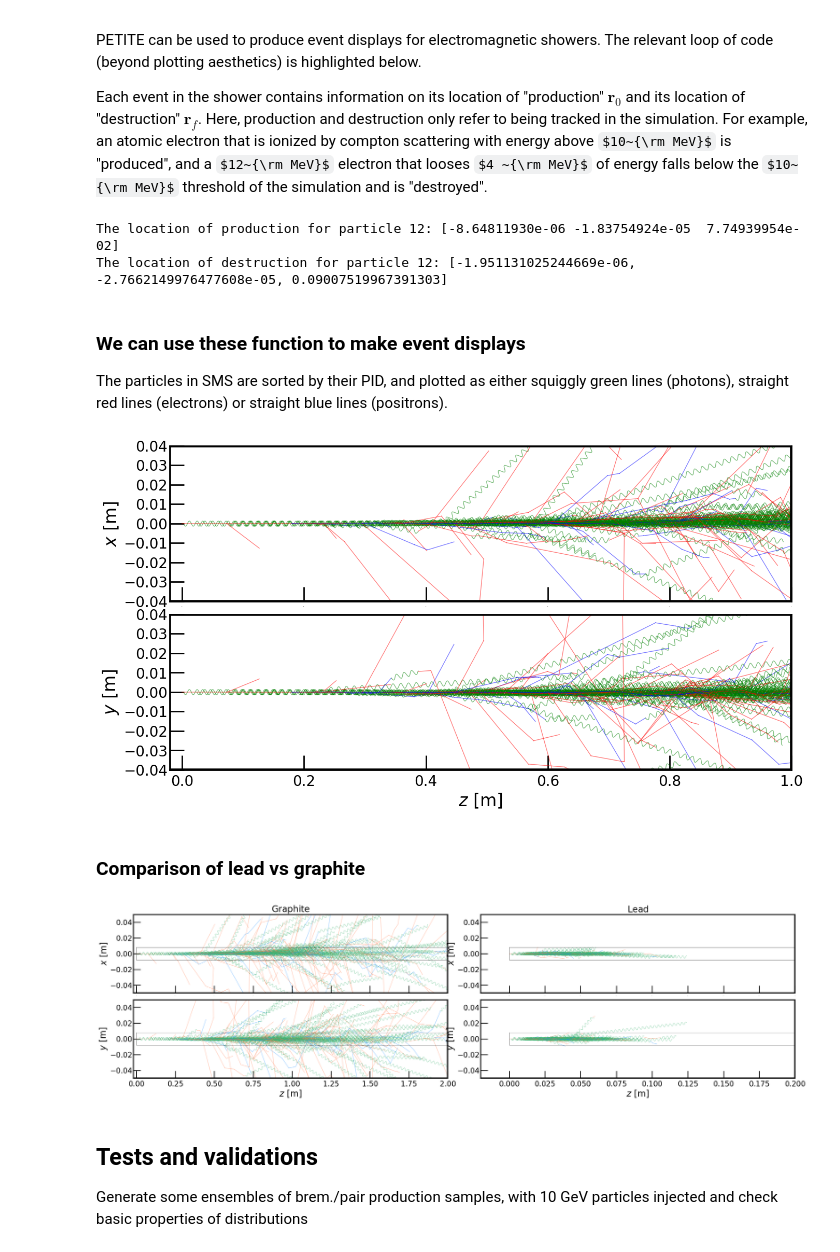
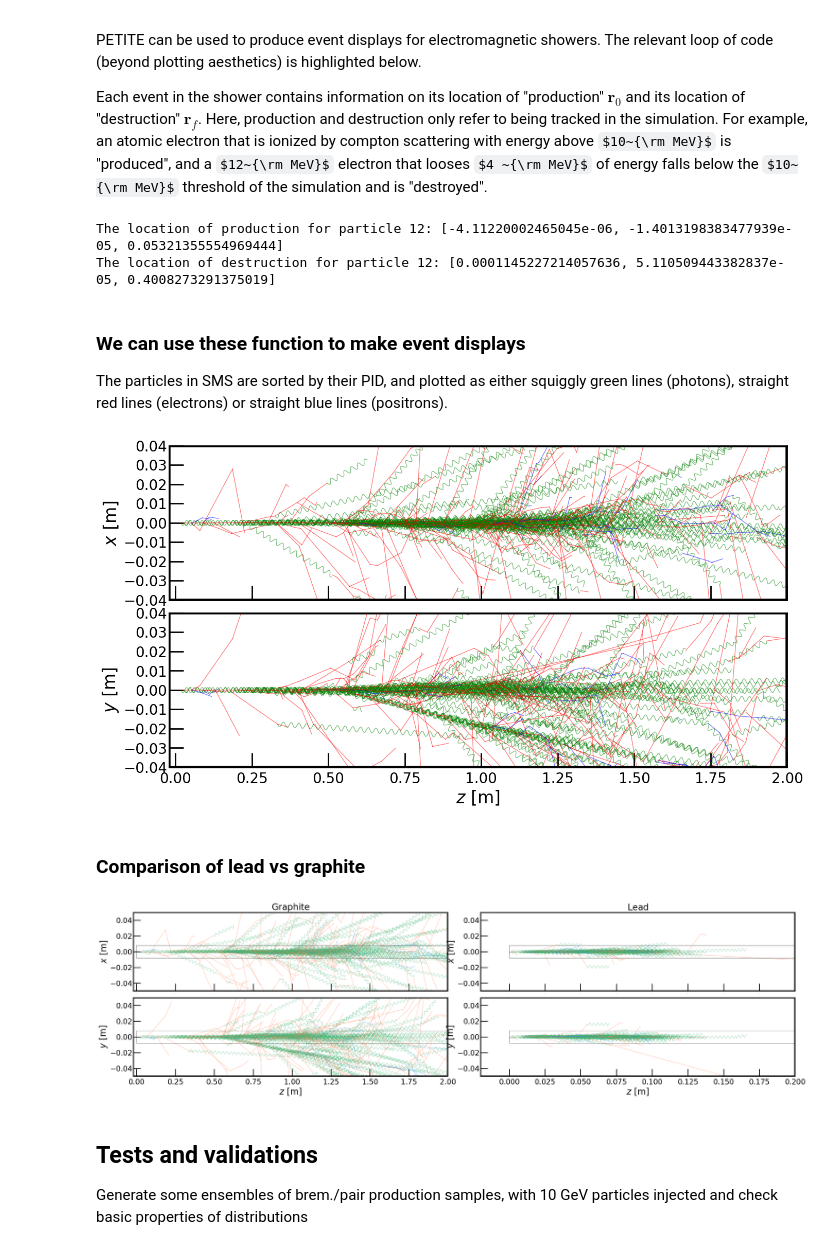
Before and after one commit to kjkellyphys/PETITE, a Jupyter notebook: examples/shower_SM.ipynb, the cells around one changed output. Cells and saved outputs as stored; diff of their text form; code cells hidden in the pictures; some formulas as TeX source.

```diff
--- a/examples/shower_SM.ipynb
+++ b/examples/shower_SM.ipynb
@@ -272,3 +268,10 @@ p0G = Particle(22, E0, 0, 0, E0, 0, 0, 0, 1, 0, 0, 0, -1, 1.)
+# %%
+E0 = 10.
+p0_photon = [E0, 0, 0, E0]
+p0_electron = [10., 0, 0, np.sqrt(E0**2 - m_electron**2)]
+r0 = [0., 0., 0.]
+photon = Particle(p0_photon, r0, {"PID":22})
+electron = Particle(p0_electron, r0, {"PID":11})
 # %%
 dists = []
 E0samp = 10.0
@@ -324,7 +341,7 @@ print(sGraphite.generate_shower.__doc__)
 # %% [markdown]
 ####  You supply a "parent" for the initial electron. PETITE thinks of each particle as a successive daughter of its ancestors. We supply a parent particle as a photon, but this does not influence the generation of the shower
 # %%
-SMS = sGraphite.generate_shower(11, p0.get_p0(), 22, VB=True)
-SMSLead = sLead.generate_shower(11, p0.get_p0(), 22, VB=True)
+SMS = sGraphite.generate_shower(electron, VB=True)
+SMSLead = sLead.generate_shower(electron, VB=True)
 # %% [output]
 Starting shower, initial particle with ID Info
@@ -402,8 +419,8 @@ Each event in the shower contains information on its location of "production" $\
 print("The location of production for particle 12:", SMS[12].get_r0())
 print("The location of destruction for particle 12:", SMS[12].get_rf())
 # %% [output]
-The location of production for particle 12: [-8.64811930e-06 -1.83754924e-05  7.74939954e-02]
-The location of destruction for particle 12: [-1.951131025244669e-06, -2.7662149976477608e-05, 0.09007519967391303]
+The location of production for particle 12: [-4.11220002465045e-06, -1.4013198383477939e-05, 0.05321355554969444]
+The location of destruction for particle 12: [0.0001145227214057636, 5.110509443382837e-05, 0.4008273291375019]
 # %% [markdown]
 ### We can use these function to make event displays
 
@@ -437,7 +454,7 @@ matplotlib.rcParams['axes.linewidth'] = 2.0
 fig, axes = plt.subplots(nrow, ncol, figsize=(wid, hei), facecolor='1.0');
 fig.subplots_adjust(left = lfactor, bottom=bfactor, right=(1.0-rfactor), top=(1.0-tfactor), wspace=wfactor, hspace=hfactor);
 
-xmin, xmax, ymin, ymax = -0.02, 1, -0.04, 0.04
+xmin, xmax, ymin, ymax = -0.02, 2, -0.04, 0.04
 #xmin, xmax, ymin, ymax = -1.0, 5.0, -0.4, 0.4
 
 ax = axes[0]
@@ -451,40 +468,40 @@ ax.tick_params(direction='in', which='minor', zorder=30, length=15, width=1.5)
 [l.set_position((0.5, -0.015)) for l in ax.get_xticklabels()]
 [l.set_size((0)) for l in ax.get_xticklabels()]
 [l.set_size((labelfont.get_size())) for l in ax.get_yticklabels()]
 
 for ki0 in SMS:
     ki = np.concatenate([ki0.get_r0(), ki0.get_rf()])
-    if ki0.get_ids()[0] == 22:
+    if ki0.get_ids()["PID"] == 22:
         with matplotlib.rc_context({'path.sketch': (5, 15, 1)}):
             ax.plot([ki[2], ki[5]], [ki[0], ki[3]], lw=1, ls='-', color='g', alpha=0.5)
-    if ki0.get_ids()[0] == 11:
+    if ki0.get_ids()["PID"] == 11:
         ax.plot([ki[2], ki[5]], [ki[0], ki[3]], lw=1, ls='-', color='r', alpha=0.5)
-    if ki0.get_ids()[0] == -11:
+    if ki0.get_ids()["PID"] == -11:
         ax.plot([ki[2], ki[5]], [ki[0], ki[3]], lw=1, ls='-', color='b', alpha=0.5)
 
 ax = axes[1]
 ax.axis([xmin, xmax, ymin, ymax])
 ax.plot([xmin, xmin, xmax, xmax, xmin], [ymin, ymax, ymax, ymin, ymin], ls='-', color='k', lw=4, zorder=50)
 ax.set_xlabel(r'$z\ [\mathrm{m}]$', fontproperties=font)
 ax.set_ylabel(r'$y\ [\mathrm{m}]$', fontproperties=font)
 
 ax.tick_params(direction='in', zorder=30, length=20, width=2)
 ax.tick_params(direction='in', which='minor', zorder=30, length=15, width=1.5)
 [l.set_position((0.5, -0.015)) for l in ax.get_xticklabels()]
 [l.set_size((labelfont.get_size())) for l in ax.get_xticklabels()]
 [l.set_size((labelfont.get_size())) for l in ax.get_yticklabels()]
 
 for ki0 in SMS:
     ki = np.concatenate([ki0.get_r0(), ki0.get_rf()])
-    if ki0.get_ids()[0] == 22:
+    if ki0.get_ids()["PID"] == 22:
         with matplotlib.rc_context({'path.sketch': (5, 15, 1)}):
             ax.plot([ki[2], ki[5]], [ki[1], ki[4]], lw=1, ls='-', color='g', alpha=0.5)
-    if ki0.get_ids()[0] == 11:
+    if ki0.get_ids()["PID"] == 11:
         ax.plot([ki[2], ki[5]], [ki[1], ki[4]], lw=1, ls='-', color='r', alpha=0.5)
-    if ki0.get_ids()[0] == -11:
+    if ki0.get_ids()["PID"] == -11:
         ax.plot([ki[2], ki[5]], [ki[1], ki[4]], lw=1, ls='-', color='b', alpha=0.5)
 # %% [output]
-[figure, old version]
+[figure, new version]
 # %% [markdown]
 ### Comparison of lead vs graphite
 # %%
@@ -534,12 +551,12 @@ ax.tick_params(direction='in', which='minor', zorder=30, length=15, width=1.5)
 
 for ki0 in SMS:
     ki = np.concatenate([ki0.get_r0(), ki0.get_rf()])
-    if ki0.get_ids()[0] == 22:
+    if ki0.get_ids()["PID"] == 22:
         with matplotlib.rc_context({'path.sketch': (5, 15, 1)}):
             ax.plot([ki[2], ki[5]], [ki[0], ki[3]], lw=1, ls='-', color='mediumseagreen', alpha=0.5)
-    if ki0.get_ids()[0] == 11:
+    if ki0.get_ids()["PID"] == 11:
         ax.plot([ki[2], ki[5]], [ki[0], ki[3]], lw=1, ls='-', color='coral', alpha=0.5)
-    if ki0.get_ids()[0] == -11:
+    if ki0.get_ids()["PID"] == -11:
         ax.plot([ki[2], ki[5]], [ki[0], ki[3]], lw=1, ls='-', color='dodgerblue', alpha=0.5)
 
 ax = axes[1][0]
@@ -556,12 +573,12 @@ ax.tick_params(direction='in', which='minor', zorder=30, length=15, width=1.5)
 
 for ki0 in SMS:
     ki = np.concatenate([ki0.get_r0(), ki0.get_rf()])
-    if ki0.get_ids()[0] == 22:
+    if ki0.get_ids()["PID"] == 22:
         with matplotlib.rc_context({'path.sketch': (5, 15, 1)}):
             ax.plot([ki[2], ki[5]], [ki[1], ki[4]], lw=1, ls='-', color='mediumseagreen', alpha=0.5)
-    if ki0.get_ids()[0] == 11:
+    if ki0.get_ids()["PID"] == 11:
         ax.plot([ki[2], ki[5]], [ki[1], ki[4]], lw=1, ls='-', color='coral', alpha=0.5)
-    if ki0.get_ids()[0] == -11:
+    if ki0.get_ids()["PID"] == -11:
         ax.plot([ki[2], ki[5]], [ki[1], ki[4]], lw=1, ls='-', color='dodgerblue', alpha=0.5)
 
 
@@ -583,12 +600,12 @@ ax.tick_params(direction='in', which='minor', zorder=30, length=15, width=1.5)
 
 for ki0 in SMSLead:
     ki = np.concatenate([ki0.get_r0(), ki0.get_rf()])
-    if ki0.get_ids()[0] == 22:
+    if ki0.get_ids()["PID"] == 22:
         with matplotlib.rc_context({'path.sketch': (5, 15, 1)}):
             ax.plot([ki[2], ki[5]], [ki[0], ki[3]], lw=1, ls='-', color='mediumseagreen', alpha=0.5)
-    if ki0.get_ids()[0] == 11:
+    if ki0.get_ids()["PID"] == 11:
         ax.plot([ki[2], ki[5]], [ki[0], ki[3]], lw=1, ls='-', color='coral', alpha=0.5)
-    if ki0.get_ids()[0] == -11:
+    if ki0.get_ids()["PID"] == -11:
         ax.plot([ki[2], ki[5]], [ki[0], ki[3]], lw=1, ls='-', color='dodgerblue', alpha=0.5)
 
 ax = axes[1][1]
@@ -605,12 +622,12 @@ ax.tick_params(direction='in', which='minor', zorder=30, length=15, width=1.5)
 
 for ki0 in SMSLead:
     ki = np.concatenate([ki0.get_r0(), ki0.get_rf()])
-    if ki0.get_ids()[0] == 22:
+    if ki0.get_ids()["PID"] == 22:
         with matplotlib.rc_context({'path.sketch': (5, 15, 1)}):
             ax.plot([ki[2], ki[5]], [ki[1], ki[4]], lw=1, ls='-', color='mediumseagreen', alpha=0.5)
-    if ki0.get_ids()[0] == 11:
+    if ki0.get_ids()["PID"] == 11:
         ax.plot([ki[2], ki[5]], [ki[1], ki[4]], lw=1, ls='-', color='coral', alpha=0.5)
-    if ki0.get_ids()[0] == -11:
+    if ki0.get_ids()["PID"] == -11:
         ax.plot([ki[2], ki[5]], [ki[1], ki[4]], lw=1, ls='-', color='dodgerblue', alpha=0.5)
 
 for ax in axes[0]:
@@ -618,7 +635,7 @@ for ax in axes[0]:
 for ax in axes[1]:
     ax.plot([0, 2.2, 2.2, 0, 0], [0.008, 0.008, -0.008, -0.008, 0.008], lw=1, color='k', ls='-', alpha=0.5)
 # %% [output]
-[figure, old version]
+[figure, new version]
 # %% [markdown]
 ## Tests and validations
 
```
Also changed, not shown: parts of 22 cells of this notebook, 5 other files.
